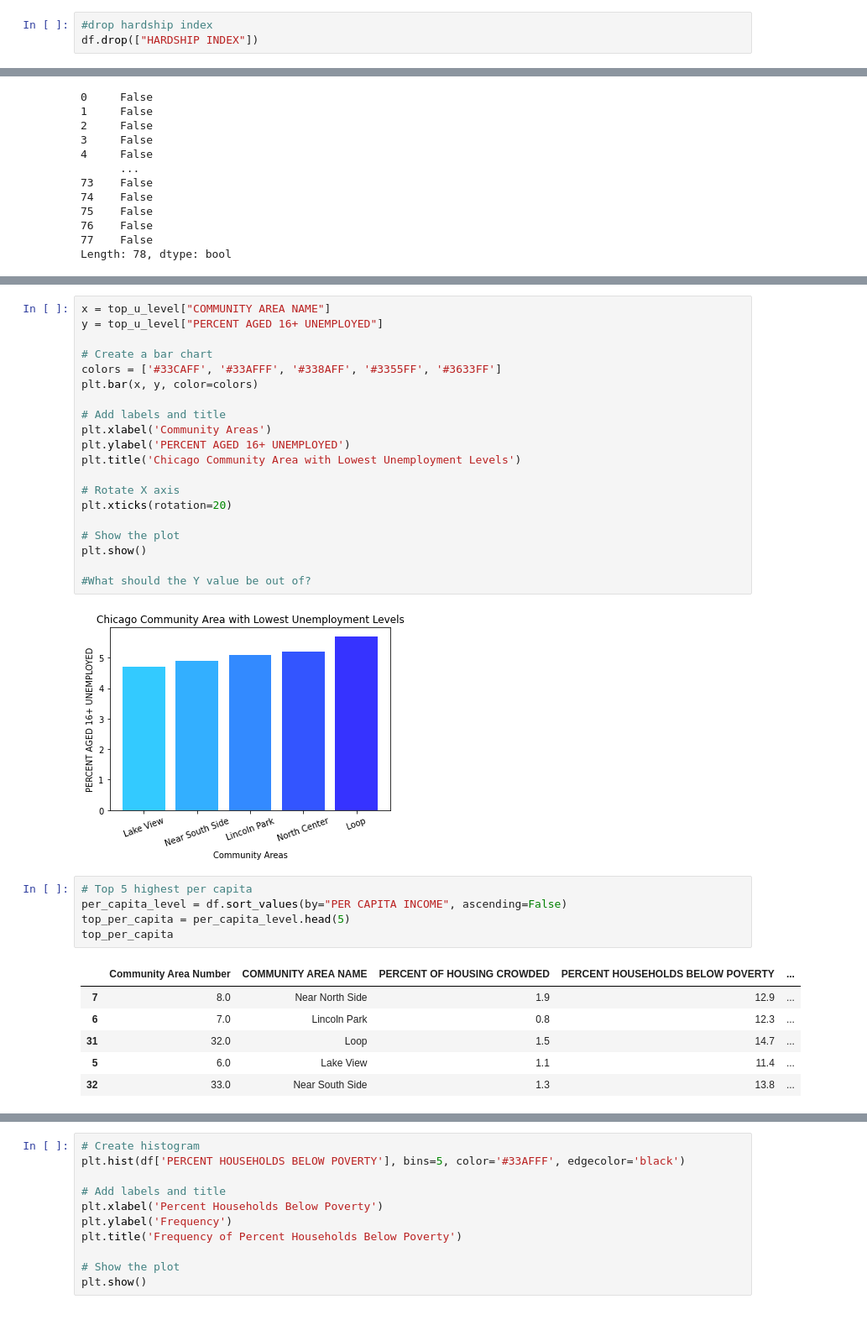
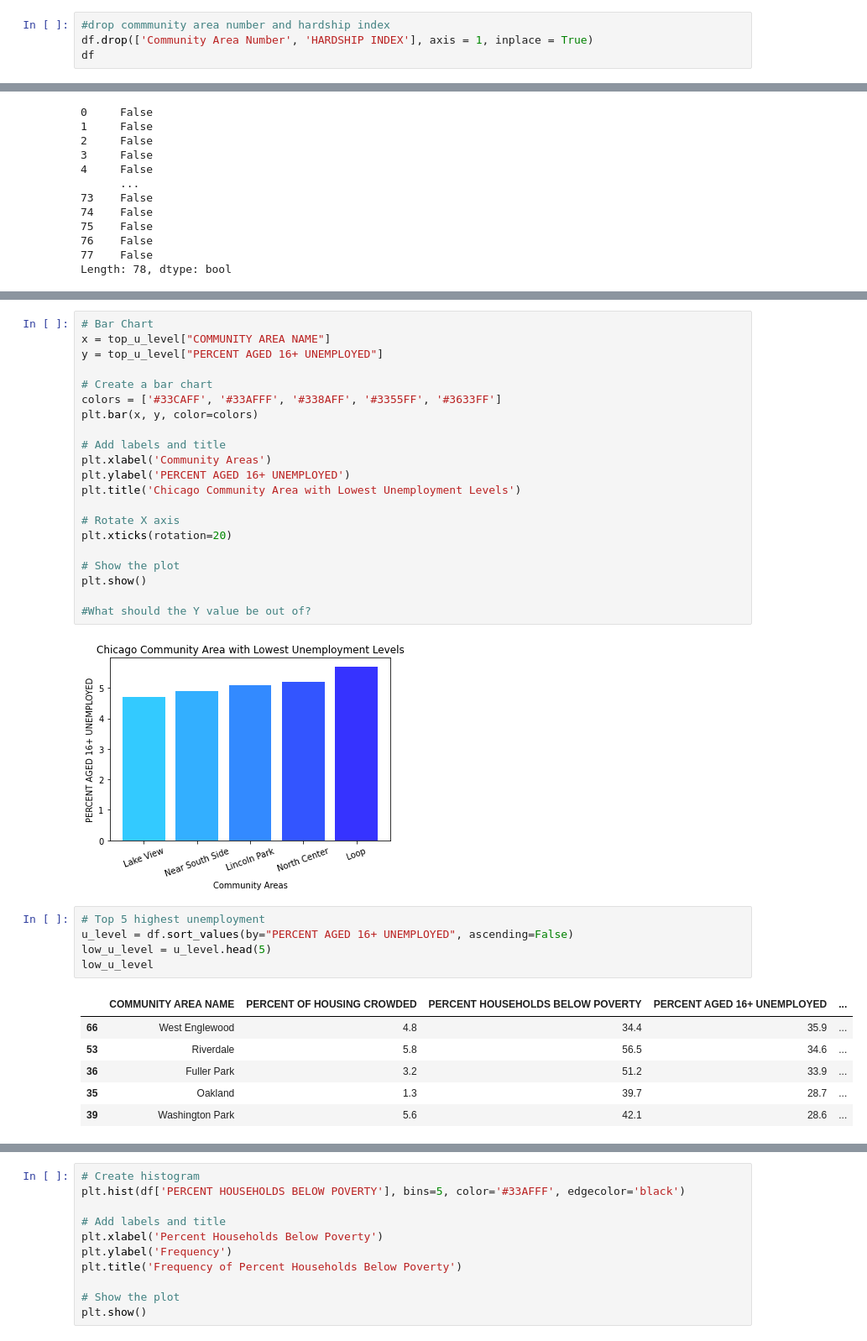
Before and after one commit to kaylajgranados/chicago_socioeconomic_status, a Jupyter notebook: EDA and Linear Regression.ipynb, the cells around one changed output, grey strips where cells are left out. Shown: that part at 84% size. Cells and saved outputs as stored; diff of their text form.

```diff
--- a/EDA and Linear Regression.ipynb
+++ b/EDA and Linear Regression.ipynb
@@ -35,6 +35,7 @@ df.head()
 | 3 | 4.0 | Lincoln Square | 3.4 | 10.9 | ... |
 | 4 | 5.0 | North Center | 0.3 | 7.5 | ... |
 # %%
-#drop hardship index
-df.drop(["HARDSHIP INDEX"])
+#drop commmunity area number and hardship index
+df.drop(['Community Area Number', 'HARDSHIP INDEX'], axis = 1, inplace = True)
+df
 # %% [output]
@@ -196,4 +195,5 @@ top_u_level
 # %%
+# Bar Chart
 x = top_u_level["COMMUNITY AREA NAME"]
 y = top_u_level["PERCENT AGED 16+ UNEMPLOYED"]
 
@@ -216,15 +216,15 @@ plt.show()
 # %% [output]
 [figure]
 # %%
-# Top 5 highest per capita
-per_capita_level = df.sort_values(by="PER CAPITA INCOME", ascending=False)
-top_per_capita = per_capita_level.head(5)
-top_per_capita
+# Top 5 highest unemployment
+u_level = df.sort_values(by="PERCENT AGED 16+ UNEMPLOYED", ascending=False)
+low_u_level = u_level.head(5)
+low_u_level
 # %% [output]
-|  | Community Area Number | COMMUNITY AREA NAME | PERCENT OF HOUSING CROWDED | PERCENT HOUSEHOLDS BELOW POVERTY | ... |
-| 7 | 8.0 | Near North Side | 1.9 | 12.9 | ... |
-| 6 | 7.0 | Lincoln Park | 0.8 | 12.3 | ... |
-| 31 | 32.0 | Loop | 1.5 | 14.7 | ... |
-| 5 | 6.0 | Lake View | 1.1 | 11.4 | ... |
-| 32 | 33.0 | Near South Side | 1.3 | 13.8 | ... |
+|  | COMMUNITY AREA NAME | PERCENT OF HOUSING CROWDED | PERCENT HOUSEHOLDS BELOW POVERTY | PERCENT AGED 16+ UNEMPLOYED | ... |
+| 66 | West Englewood | 4.8 | 34.4 | 35.9 | ... |
+| 53 | Riverdale | 5.8 | 56.5 | 34.6 | ... |
+| 36 | Fuller Park | 3.2 | 51.2 | 33.9 | ... |
+| 35 | Oakland | 1.3 | 39.7 | 28.7 | ... |
+| 39 | Washington Park | 5.6 | 42.1 | 28.6 | ... |
 # %%
```
Also changed, not shown: parts of 20 cells of this notebook, 1 other file.
